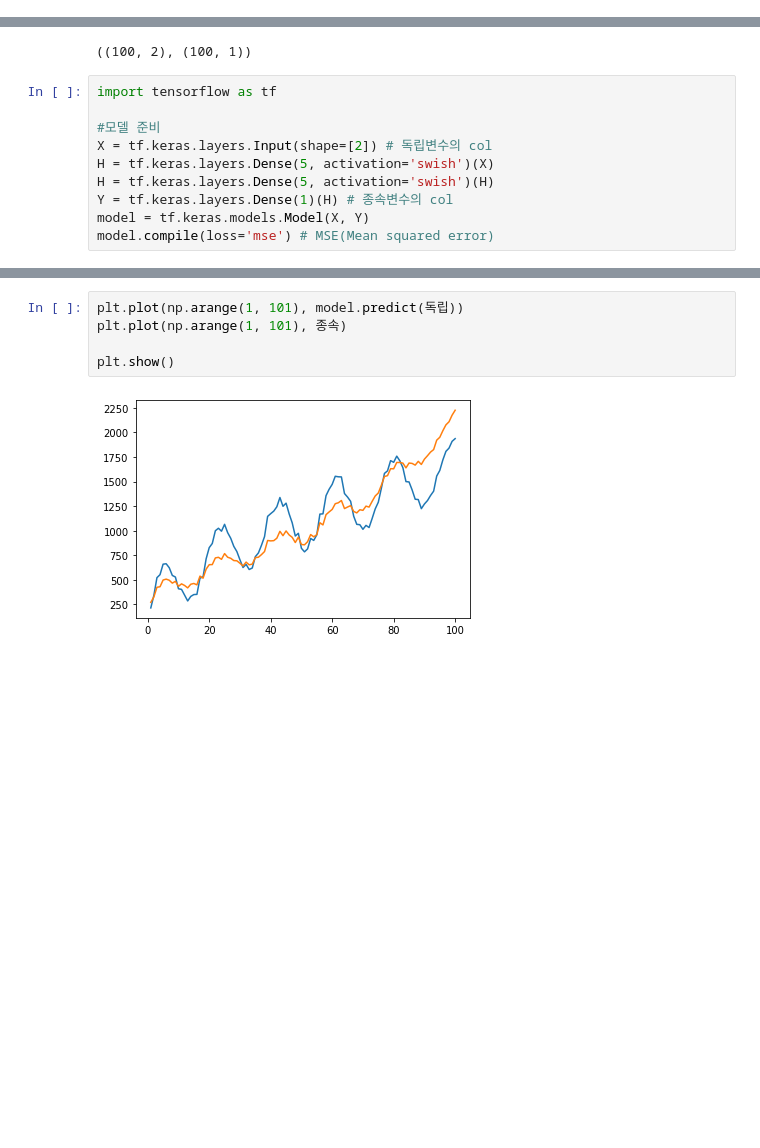
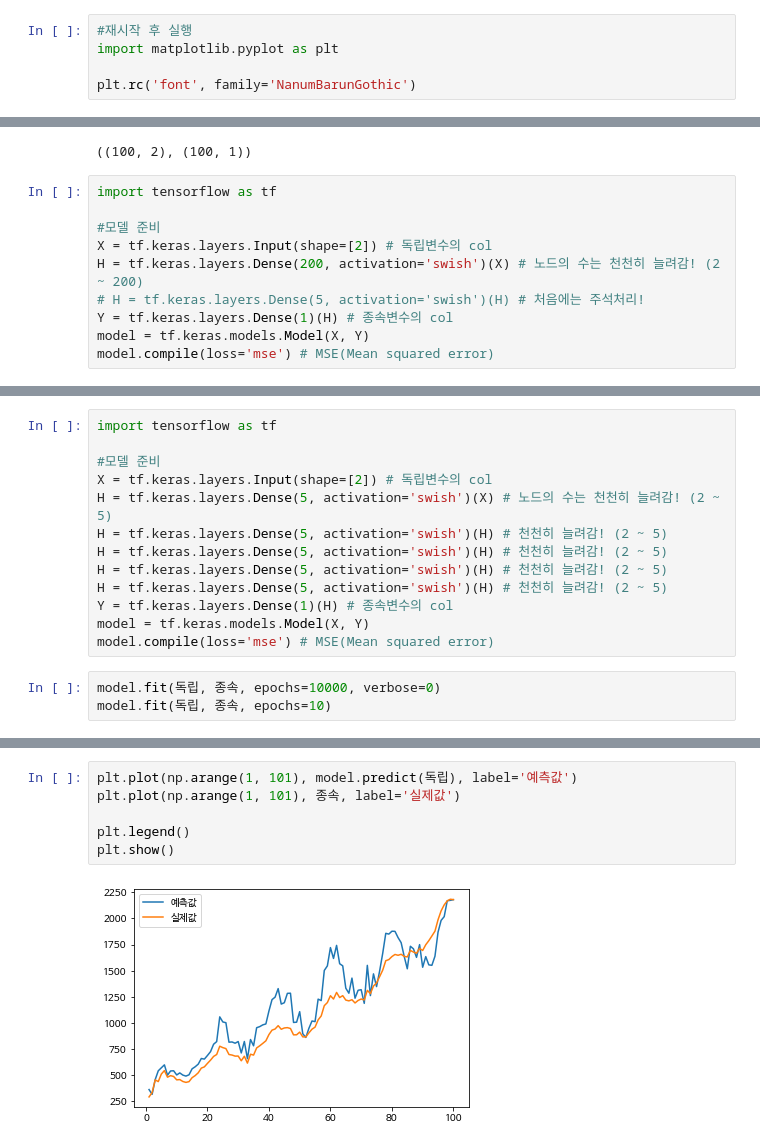
Before and after one commit to paullabkorea/jupyternotebookblog, a Jupyter notebook: _notebooks/2020_06_30_(최종_수정)_손에_잡히는_딥러닝_강의자료.ipynb, the cells around one changed output, grey strips where cells are left out. Cells and saved outputs as stored; diff of their text form; blank space fills up the shorter version.

```diff
--- a/_notebooks/2020_06_30_(최종_수정)_손에_잡히는_딥러닝_강의자료.ipynb
+++ b/_notebooks/2020_06_30_(최종_수정)_손에_잡히는_딥러닝_강의자료.ipynb
@@ -10,0 +35,5 @@
+# %%
+#재시작 후 실행
+import matplotlib.pyplot as plt
+
+plt.rc('font', family='NanumBarunGothic')
@@ -306,8 +374,8 @@ import tensorflow as tf
 
 #모델 준비
 X = tf.keras.layers.Input(shape=[2]) # 독립변수의 col
-H = tf.keras.layers.Dense(5, activation='swish')(X)
-H = tf.keras.layers.Dense(5, activation='swish')(H)
+H = tf.keras.layers.Dense(200, activation='swish')(X) # 노드의 수는 천천히 늘려감! (2 ~ 200)
+# H = tf.keras.layers.Dense(5, activation='swish')(H) # 처음에는 주석처리!
 Y = tf.keras.layers.Dense(1)(H) # 종속변수의 col
 model = tf.keras.models.Model(X, Y)
 model.compile(loss='mse') # MSE(Mean squared error)
@@ -338,0 +425,16 @@ Epoch 10/10
+# %%
+import tensorflow as tf
+
+#모델 준비
+X = tf.keras.layers.Input(shape=[2]) # 독립변수의 col
+H = tf.keras.layers.Dense(5, activation='swish')(X) # 노드의 수는 천천히 늘려감! (2 ~ 5)
+H = tf.keras.layers.Dense(5, activation='swish')(H) # 천천히 늘려감! (2 ~ 5)
+H = tf.keras.layers.Dense(5, activation='swish')(H) # 천천히 늘려감! (2 ~ 5)
+H = tf.keras.layers.Dense(5, activation='swish')(H) # 천천히 늘려감! (2 ~ 5)
+H = tf.keras.layers.Dense(5, activation='swish')(H) # 천천히 늘려감! (2 ~ 5)
+Y = tf.keras.layers.Dense(1)(H) # 종속변수의 col
+model = tf.keras.models.Model(X, Y)
+model.compile(loss='mse') # MSE(Mean squared error)
+# %%
+model.fit(독립, 종속, epochs=10000, verbose=0)
+model.fit(독립, 종속, epochs=10)
@@ -339,7 +463,8 @@ Epoch 10/10
 # %%
-plt.plot(np.arange(1, 101), model.predict(독립))
-plt.plot(np.arange(1, 101), 종속)
+plt.plot(np.arange(1, 101), model.predict(독립), label='예측값')
+plt.plot(np.arange(1, 101), 종속, label='실제값')
 
+plt.legend()
 plt.show()
 # %% [output]
-[figure, old version]
+[figure, new version]
```
Also changed, not shown: parts of 42 cells of this notebook.
